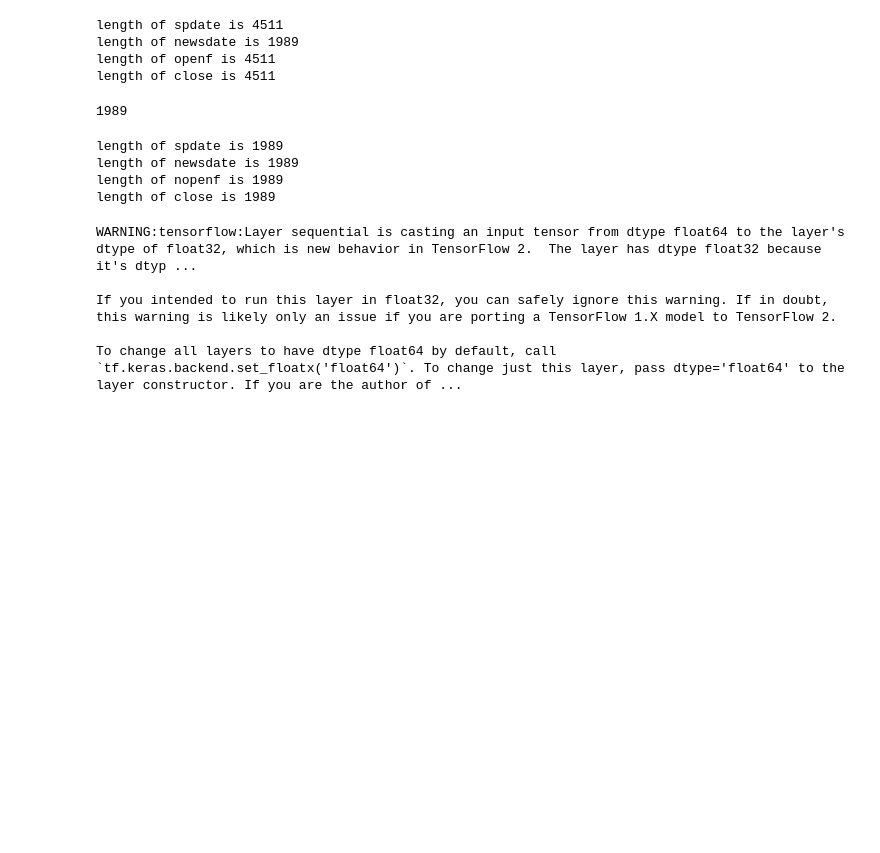
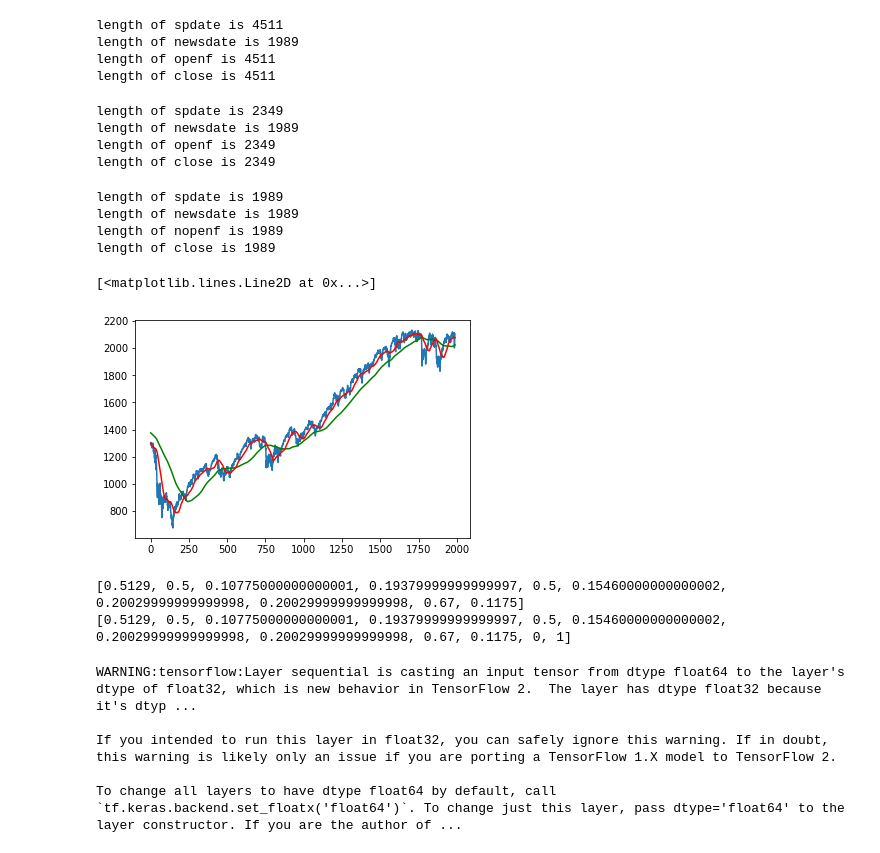
Before and after one commit to zhuohann/SP500PerfromancePredictionWithSentimentAnalysis, a Jupyter notebook: S&P_daily_direction_prediction_with_sentiment_analysis.ipynb, the cells around one changed output. Cells and saved outputs as stored; diff of their text form; code cells hidden in the pictures; blank space fills up the shorter version.

```diff
--- a/S&P_daily_direction_prediction_with_sentiment_analysis.ipynb
+++ b/S&P_daily_direction_prediction_with_sentiment_analysis.ipynb
@@ -39,6 +41,7 @@ with open("/tmp/SPIndex.csv") as csvfile:
     close = []
     adjclose = []
     volume = []
+    closeforSMA =[]
     for row in readCSV:
         dates.append(row[0])
         openf.append(row[1])
@@ -49,6 +52,7 @@ with open("/tmp/SPIndex.csv") as csvfile:
         volume.append(row[6])
 openf = list(map(float, openf))
 close = list(map(float,close))
+closeforSMA = close.copy()
 x = list(range(1,4512))
 plt.plot(x,openf)
 # %% [output]
@@ -124,6 +128,16 @@ for i in openf[:initdel]:
   openf.remove(i)
 for i in close[:initdel]:
   close.remove(i)
+# %%
+print("length of spdate is {}".format(len(spdate)))
+print("length of newsdate is {}".format(len(ndate)))
+print("length of openf is {}".format(len(openf)))
+print("length of close is {}".format(len(close)))
+# %% [output]
+length of spdate is 2349
+length of newsdate is 1989
+length of openf is 2349
+length of close is 2349
 # %%
 finaldel = spdate.index(ndate[-1])+1
 #print(finaldel) remove
@@ -133,8 +147,6 @@ for i in openf[finaldel:]:
   openf.remove(i)
 for i in close[finaldel:]:
   close.remove(i)
-# %% [output]
-1989
 # %%
 #Print out length list after cleaning
 print("length of spdate is {}".format(len(spdate)))
@@ -146,3 +158,28 @@ length of spdate is 1989
 length of newsdate is 1989
 length of nopenf is 1989
 length of close is 1989
+# %%
+
+#print(len(closeforSMA[2162:4151]))
+SMA200temp = []
+SMA200 = []
+SMA100temp = []
+SMA100 = []
+SMA50temp = []
+SMA50 = []
+SMA200temp = closeforSMA[1962:4151]
+SMA100temp = closeforSMA[2062:4151]
+SMA50temp = closeforSMA[2112:4151]
+
+for i in range(1989):
+  SMA200.append((sum(SMA200temp[(0+i):(200+i)]))/200)
+  SMA100.append((sum(SMA100temp[(0+i):(100+i)]))/100)
+  SMA50.append((sum(SMA50temp[(0+i):(50+i)]))/50)
+
+
+plt.plot(closeforSMA[2162:4151])
+plt.plot(SMA200,"g")
+plt.plot(SMA50,'r')
+# %% [output]
+[<matplotlib.lines.Line2D at 0x...>]
+[figure, added]
@@ -174,3 +224,9 @@ for x,y in zip(openf,close):
+# %%
+print(dailyscore[2])
+print(dailyscoreSMA[2])
+# %% [output]
+[0.5129, 0.5, 0.10775000000000001, 0.19379999999999997, 0.5, 0.15460000000000002, 0.20029999999999998, 0.20029999999999998, 0.67, 0.1175]
+[0.5129, 0.5, 0.10775000000000001, 0.19379999999999997, 0.5, 0.15460000000000002, 0.20029999999999998, 0.20029999999999998, 0.67, 0.1175, 0, 1]
 # %%
 xtrain = array(dailyscore[:1650])
 ytrain = array(change[1:1651])
```
Also changed, not shown: parts of 9 cells of this notebook.
